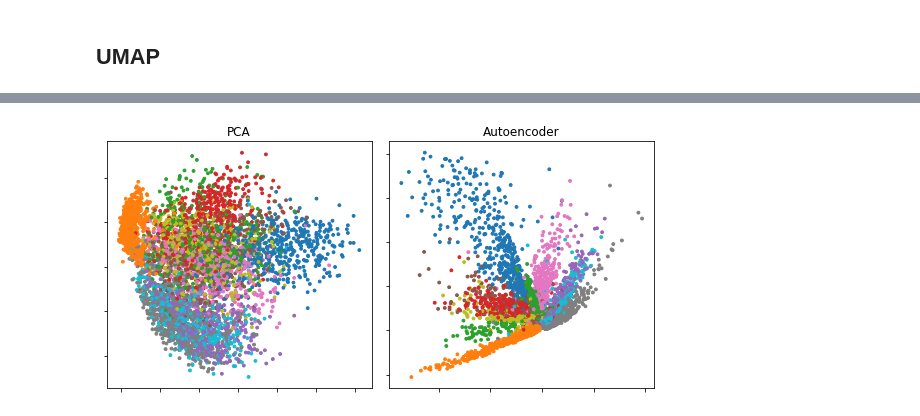
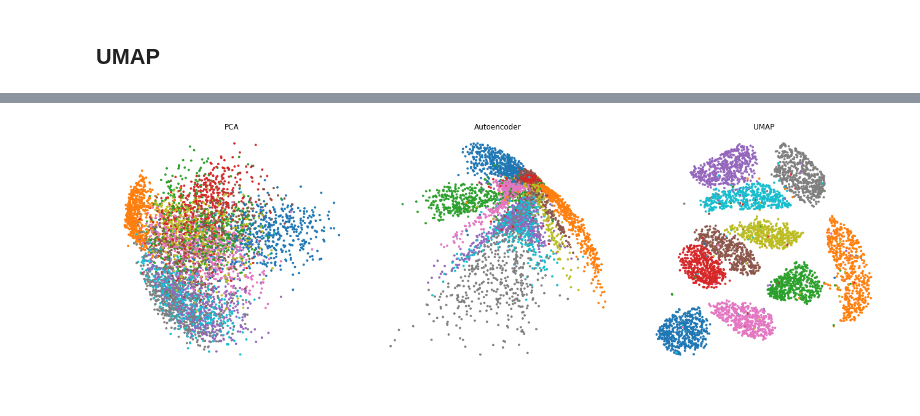
Before and after one commit to sebastianmarkow/blog-appendix, a Jupyter notebook: autoencoder-vs-pca-for-dimensionality-reduction/autoencoder-vs-pca-for-dimensionality-reduction.ipynb, the cells around one changed output, grey strips where cells are left out. Cells and saved outputs as stored; diff of their text form; code cells hidden in the pictures.

```diff
--- a/autoencoder-vs-pca-for-dimensionality-reduction/autoencoder-vs-pca-for-dimensionality-reduction.ipynb
+++ b/autoencoder-vs-pca-for-dimensionality-reduction/autoencoder-vs-pca-for-dimensionality-reduction.ipynb
@@ -46,0 +67,16 @@ Wall time: 11.1 s
+# %%
+model = Sequential()
+model.add(Dense(512, activation='elu', input_shape=(784, )))
+model.add(Dense(128, activation='elu'))
+model.add(Dense(2, activation='linear', name='bottleneck'))
+model.add(Dense(128, activation='elu'))
+model.add(Dense(512, activation='elu'))
+model.add(Dense(784, activation='sigmoid'))
+model.compile(loss='mean_squared_error', optimizer=Adam())
+
+model.fit(X_train, X_train, batch_size=128, epochs=5, verbose=1, validation_data=(X_test, X_test))
+
+encoder = Model(model.input, model.get_layer('bottleneck').output)
+
+Z_ae = encoder.predict(X_train)
+R_ae = model.predict(X_train)
@@ -52,0 +97,4 @@ umap
+# %%
+%%time
+
+Z_umap = umap.UMAP(n_components=2, n_neighbors=5, min_dist=0.3, metric='correlation').fit_transform(X_train)
@@ -83,17 +106,21 @@ Epoch 5/5
 # %%
-plt.figure(figsize=(8,4))
-plt.subplot(121)
+plt.figure(figsize=(18,6))
+
+plt.subplot(131)
 plt.title('PCA')
 plt.scatter(Z_pca[:5000,0], Z_pca[:5000,1], c=y_train[:5000], s=8, cmap='tab10')
-plt.gca().get_xaxis().set_ticklabels([])
-plt.gca().get_yaxis().set_ticklabels([])
+plt.axis('off')
 
-plt.subplot(122)
+plt.subplot(132)
 plt.title('Autoencoder')
-plt.scatter(Z_model[:5000,0], Z_model[:5000,1], c=y_train[:5000], s=8, cmap='tab10')
-plt.gca().get_xaxis().set_ticklabels([])
-plt.gca().get_yaxis().set_ticklabels([])
+plt.scatter(Z_ae[:5000,0], Z_ae[:5000,1], c=y_train[:5000], s=8, cmap='tab10')
+plt.axis('off')
+
+plt.subplot(133)
+plt.title('UMAP')
+plt.scatter(Z_umap[:5000,0], Z_umap[:5000,1], c=y_train[:5000], s=8, cmap='tab10')
+plt.axis('off')
 
 plt.tight_layout()
 # %% [output]
-[figure, old version]
+[figure, new version]
```
Also changed, not shown: parts of 13 cells of this notebook, 1 other file.
